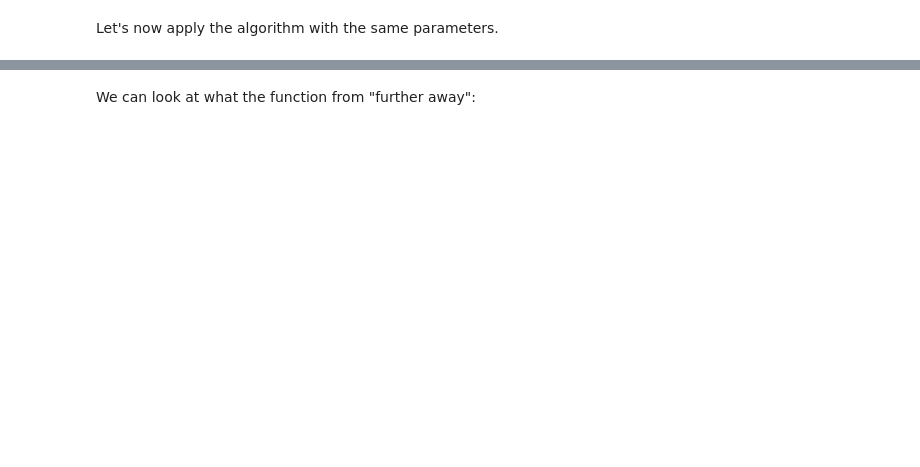
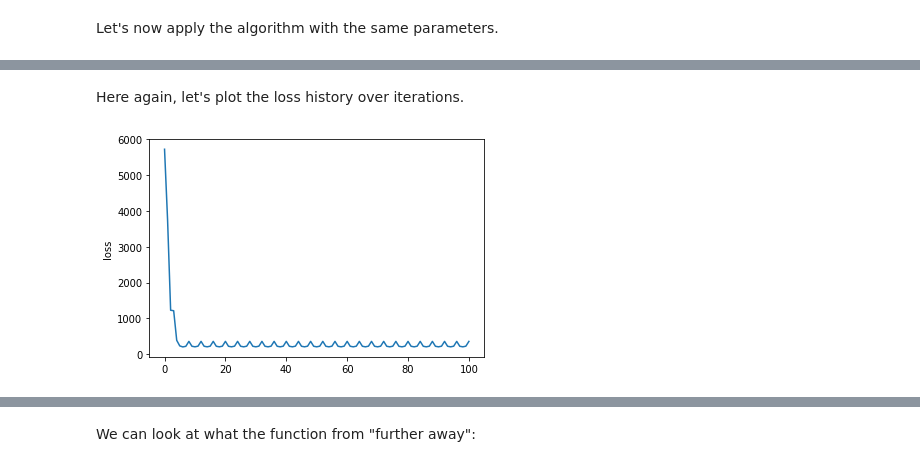
Before and after one commit to azubiolo/lectures, a Jupyter notebook: ml_from_scratch/4_least-squares_continued/least-squares.ipynb, the cells around one changed output, grey strips where cells are left out. Drawn from its saved outputs; the diff is of its cells as text; code cells hidden in the pictures; blank space fills up the shorter version.

```diff
--- a/ml_from_scratch/4_least-squares_continued/least-squares.ipynb
+++ b/ml_from_scratch/4_least-squares_continued/least-squares.ipynb
@@ -229,19 +255,22 @@ Then we can define the stochastic gradient descent function
 def stochastic_gradient_descent(X, Y, alpha):
     theta = [0, 0] # initializing theta with zeros (it can be initialized in another manner)
     n_iteration_max = 100
+    loss_history = []
     n_samples = len(Y)
     for i_iteration in range(n_iteration_max):
         i_sample = i_iteration % n_samples
         loss = cost_function_total(X, Y, theta)
+        loss_history.append(loss)
         print("Iteration {:>2}. Current loss = {}".format(i_iteration, loss))
         theta = stochastic_gradient_descent_step(X[i_sample], Y[i_sample], theta, alpha) # run the gradient update on a single sample
     loss = cost_function_total(X, Y, theta)
+    loss_history.append(loss)
     print("Optimization complete. Final loss = {}".format(loss))
-    return theta
+    return theta, loss_history
 # %% [markdown]
 Let's now apply the algorithm with the same parameters.
 # %%
-theta_trained_sgd = stochastic_gradient_descent(X, Y, alpha)
+theta_trained_sgd, loss_history_sgd = stochastic_gradient_descent(X, Y, alpha)
 # %% [output]
 Iteration  0. Current loss = 5724.0
 Iteration  1. Current loss = 3745.329318
@@ -262,0 +292,8 @@ Optimization complete. Final loss = 359.804040832
+# %% [markdown]
+Here again, let's plot the loss history over iterations.
+# %%
+plt.plot(loss_history_sgd)
+plt.ylabel('loss')
+plt.show()
+# %% [output]
+[figure, added]
```
Also changed, not shown: parts of 22 cells of this notebook, 1 other file.
